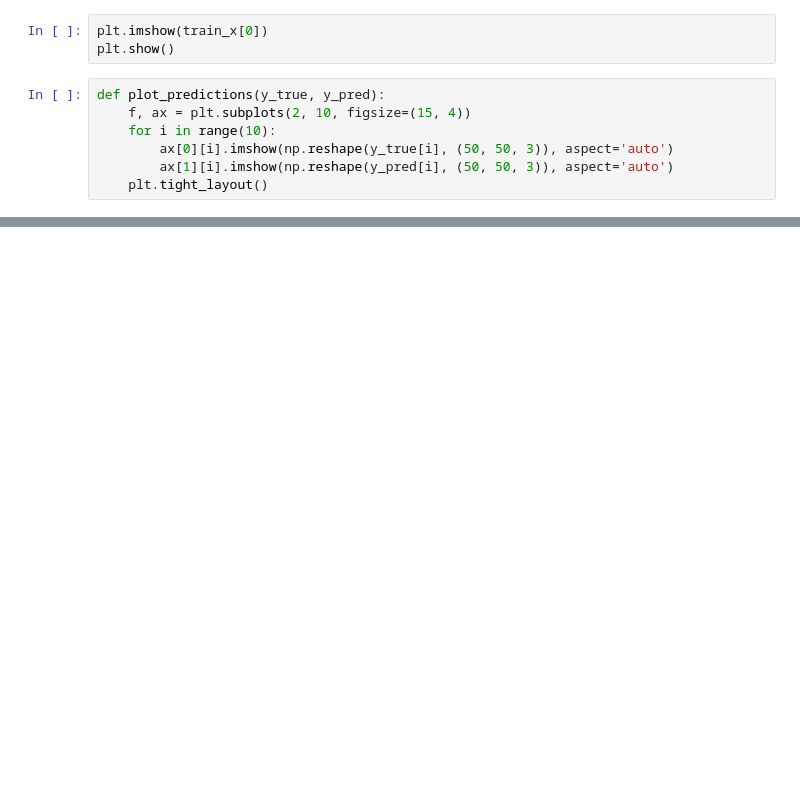
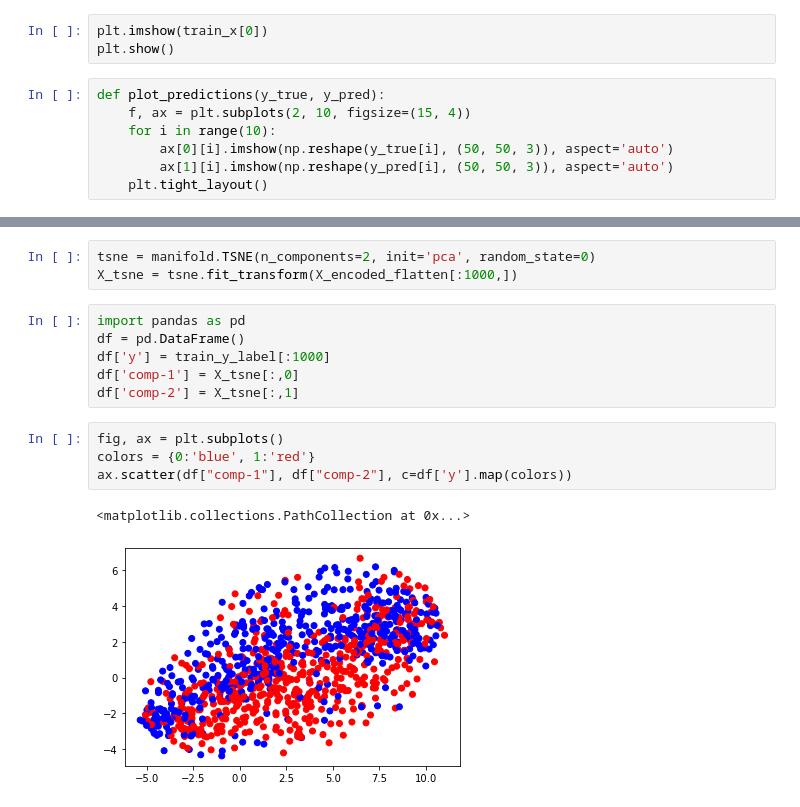
Before and after one commit to nderus/HistoDL, a Jupyter notebook: main.ipynb, the cells around one changed output, grey strips where cells are left out. Drawn from its saved outputs; the diff is of its cells as text; blank space fills up the shorter version.

```diff
--- a/main.ipynb
+++ b/main.ipynb
@@ -409,0 +414,16 @@ ValueError: cannot reshape array of size 7500 into shape (50,50)
+# %%
+tsne = manifold.TSNE(n_components=2, init='pca', random_state=0)
+X_tsne = tsne.fit_transform(X_encoded_flatten[:1000,])
+# %%
+import pandas as pd
+df = pd.DataFrame()
+df['y'] = train_y_label[:1000]
+df['comp-1'] = X_tsne[:,0]
+df['comp-2'] = X_tsne[:,1]
+# %%
+fig, ax = plt.subplots()
+colors = {0:'blue', 1:'red'}
+ax.scatter(df["comp-1"], df["comp-2"], c=df['y'].map(colors))
+# %% [output]
+<matplotlib.collections.PathCollection at 0x...>
+[figure, added]
```
Also changed, not shown: parts of 17 cells of this notebook, 2 other files.
